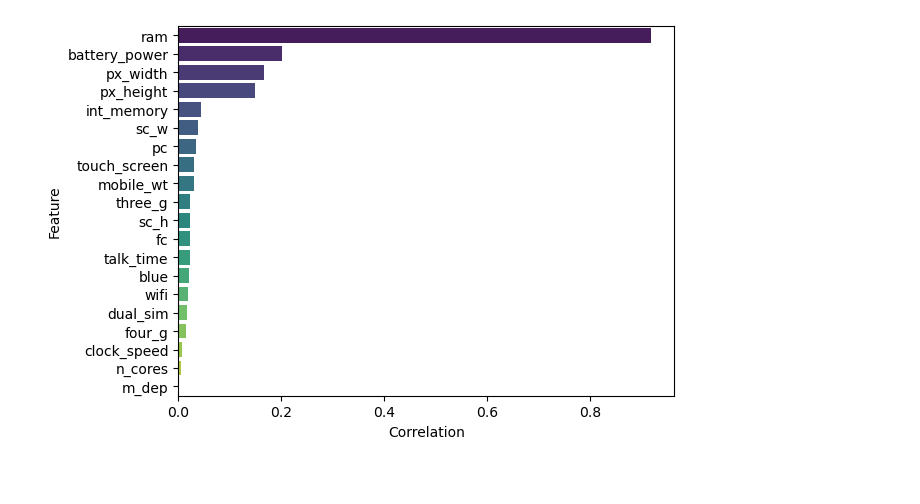
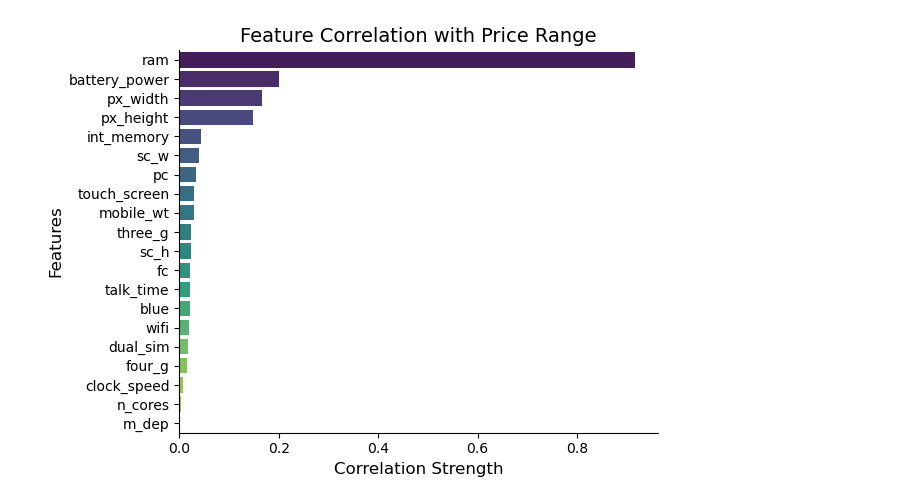
Before and after one commit to SamirAliWebDev/Mobile-phone-Price-Range, a Jupyter notebook: files/price_Range.ipynb, the cells around one changed output. Drawn from its saved outputs; the diff is of its cells as text; code cells hidden in the pictures; blank space fills up the shorter version.

Commit message:
price range

```diff
--- a/files/price_Range.ipynb
+++ b/files/price_Range.ipynb
@@ -31,12 +20,17 @@ corelation_sorted.columns = ['Feature', 'Correlation']
 # %%
 sns.barplot(
     data=corelation_sorted,
     x='Correlation',
     y='Feature',
     hue='Feature',           # use y variable as hue
     palette='viridis',
     legend=False             # disable duplicate legend
 )
+sns.despine()
+plt.title("Feature Correlation with Price Range", fontsize=14)
+plt.xlabel("Correlation Strength", fontsize=12)
+plt.ylabel("Features", fontsize=12)
+plt.tight_layout()
 plt.show()
 # %% [output]
-[figure, old version]
+[figure, new version]
```
Also changed, not shown: parts of 2 cells of this notebook.
